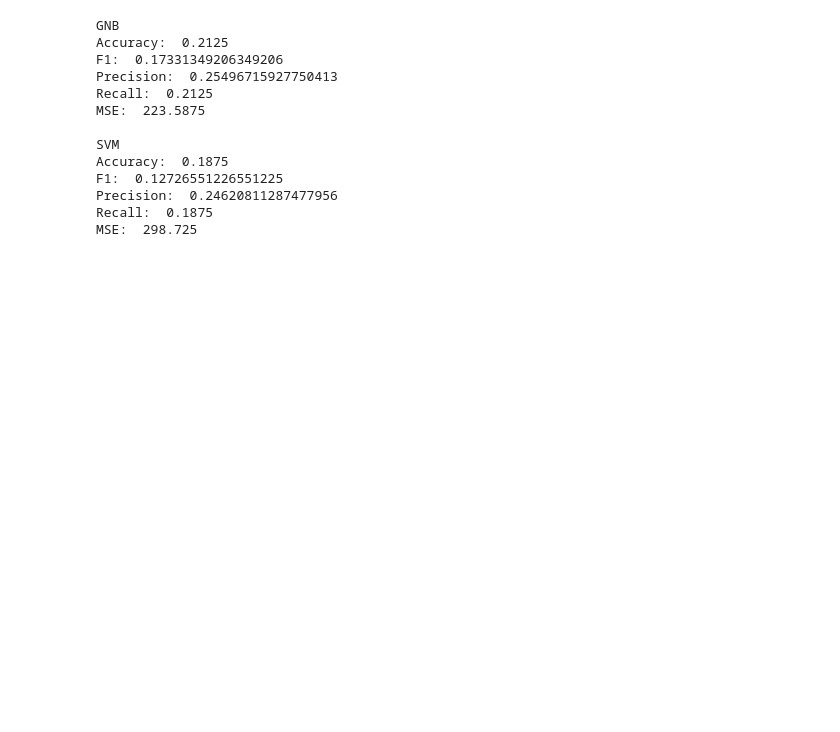
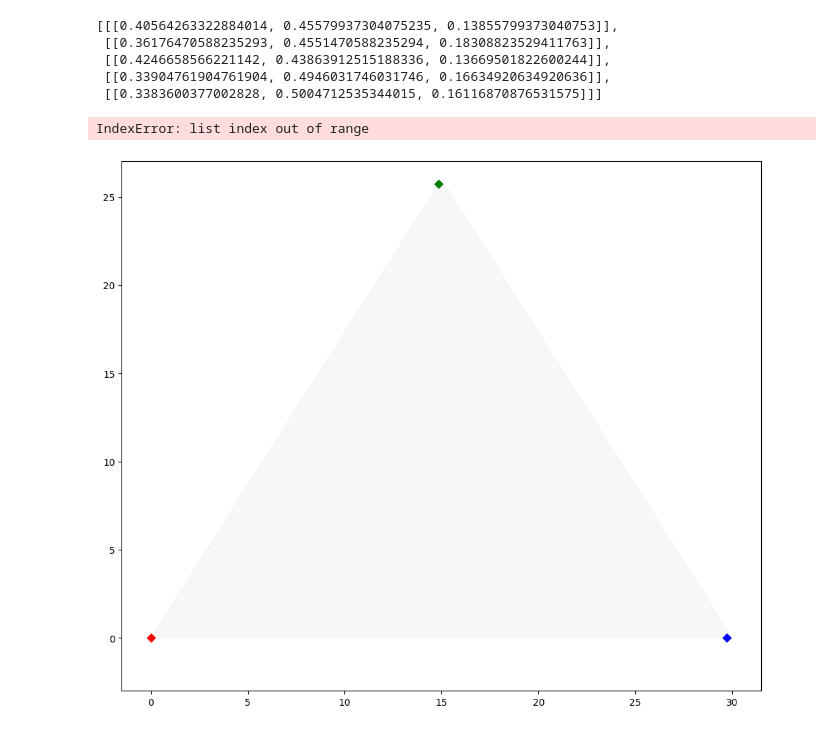
Before and after one commit to acb21kb/bumblebee-tags, a Jupyter notebook: open_files.ipynb, the cells around one changed output. Drawn from its saved outputs; the diff is of its cells as text; code cells hidden in the pictures; blank space fills up the shorter version.

Commit message:
RGB heatmap imported

```diff
--- a/open_files.ipynb
+++ b/open_files.ipynb
@@ -112,13 +112,13 @@ def getPixels(startY, startX, tag: tagClass, photo):
             else:
                 colourPixels[2].append(photo[y, x])
     totalSum = sum(colourPixels[0]) + sum(colourPixels[1]) + sum(colourPixels[2])
-    return sum(colourPixels[0])/totalSum, sum(colourPixels[1])/totalSum
+    return sum(colourPixels[0])/totalSum, sum(colourPixels[1])/totalSum, sum(colourPixels[2])/totalSum
 # %%
-xTags = pd.DataFrame(columns=["Label", "Red", "Green"])
+xTags = pd.DataFrame(columns=["Label", "Red", "Green", "Blue"])
 for tag in trainTags:
     search, photo = getSnipPlot(tag)
-    redVal, greenVal = getPixels(search[0], search[1], tag, photo)
-    xTags.loc[len(xTags.index)] = [int(tag.getLabel().removeprefix("gridTag")), redVal, greenVal]
+    redVal, greenVal, blueVal = getPixels(search[0], search[1], tag, photo)
+    xTags.loc[len(xTags.index)] = [int(tag.getLabel().removeprefix("gridTag")), redVal, greenVal, blueVal]
 
-xTrain, xTest, yTrain, yTest = train_test_split(xTags[["Red", "Green"]], xTags["Label"], test_size=0.2)
+xTrain, xTest, yTrain, yTest = train_test_split(xTags[["Red", "Green", "Blue"]], xTags["Label"], test_size=0.2)
 # %%
@@ -130,3 +130,51 @@ for tag in testTags:
+# %%
+only1 = xTags.loc[xTags["Label"] == 1]
+asTuples = [[[x.iloc[1], x.iloc[2], x.iloc[3]]] for index, x in only1.iterrows()]
+asTuples
+# %% [output]
+[[[0.40564263322884014, 0.45579937304075235, 0.13855799373040753]],
+ [[0.36176470588235293, 0.4551470588235294, 0.18308823529411763]],
+ [[0.4246658566221142, 0.43863912515188336, 0.13669501822600244]],
+ [[0.33904761904761904, 0.4946031746031746, 0.16634920634920636]],
+ [[0.3383600377002828, 0.5004712535344015, 0.16116870876531575]]]
+# %%
+import ternary
+def color_point(x, y, z, scale):
+    b = x/scale
+    g = y/scale
+    r = z/scale
+    return (r, g, b, 1.)
+
+def generate_heatmap_data(scale=5):
+    from ternary.helpers import simplex_iterator
+    d = dict()
+    for (i, j, k) in simplex_iterator(scale):
+        d[(i, j, k)] = color_point(i, j, k, scale)
+    return d
+
+scale = 30
+data = generate_heatmap_data(scale)
+plt.figure(figsize=[12,10])
+ax = plt.gca()
+figure, tax = ternary.figure(ax,scale=scale)
+
+
+tax.scatter(np.array([[0.99,0,0]])*scale,marker='D', color='blue',zorder=3)
+tax.scatter(np.array([[0,0.99,0]])*scale,marker='D', color='green',zorder=3)
+tax.scatter(np.array([[0,0,0.99]])*scale,marker='D', color='red',zorder=3)
+
+tax.scatter(asTuples*scale,marker='x', color='#fff', label="Green Diamonds",zorder=3)#np.array(expected['002']))
+tax._redraw_labels()
+tax.heatmap(data, style="hexagonal", use_rgba=True, colorbar=False)
+tax._redraw_labels()
+# Remove default Matplotlib Axes
+tax.clear_matplotlib_ticks()
+tax.get_axes().axis('off')
+tax.boundary()
+tax.set_title("RGBA Heatmap")
+# %% [output]
+IndexError: list index out of range
+[figure, added]
 # %%
 gnb = GaussianNB().fit(xTrain, yTrain)
 gnbPred = gnb.predict(yTags[["Red", "Green"]])
@@ -146,23 +194,9 @@ def scores(modelPred, name):
     print("Recall: ", recall_score(yTags["Label"], modelPred, average='macro'))
     print("MSE: ", mean_squared_error(yTags["Label"], modelPred), "\n")
 # %%
-scores(gnbPred, "GNB")
-scores(svmPred, "SVM")
+# scores(gnbPred, "GNB")
+# scores(svmPred, "SVM")
 # scores(mlpPred, "MLP")
-# %% [output]
-GNB
-Accuracy:  0.2125
-F1:  0.17331349206349206
-Precision:  0.25496715927750413
-Recall:  0.2125
-MSE:  223.5875
-
-SVM
-Accuracy:  0.1875
-F1:  0.12726551226551225
-Precision:  0.24620811287477956
-Recall:  0.1875
-MSE:  298.725
 # %%
 # average colours from all images - normalise
 # R/(R+G+B) G/(R+G+B)
```
Also changed, not shown: parts of 1 cell of this notebook.
